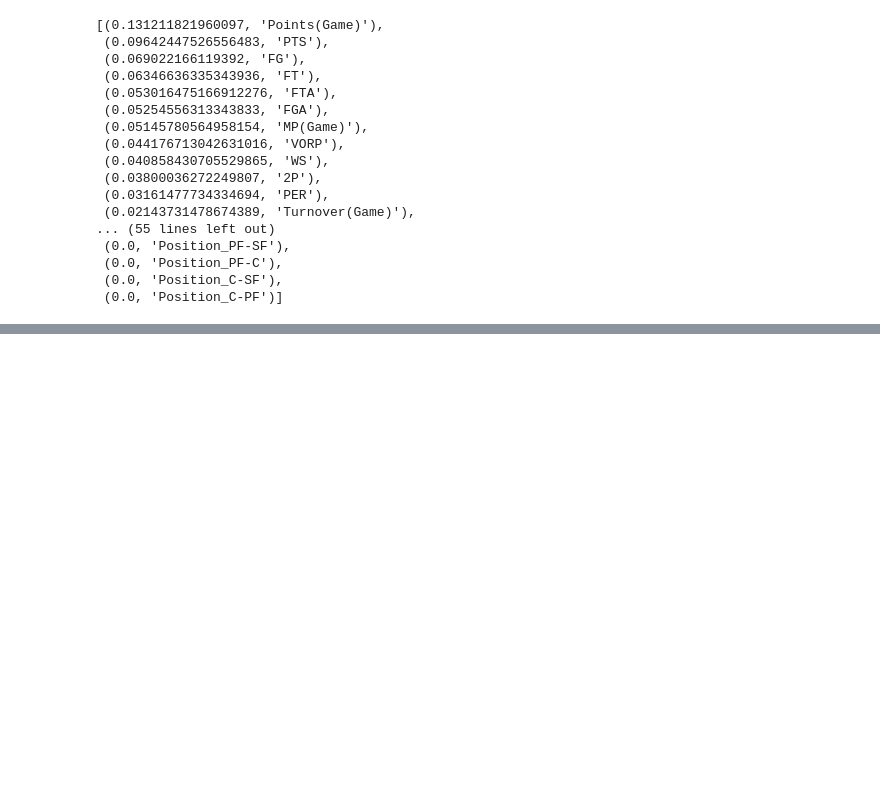
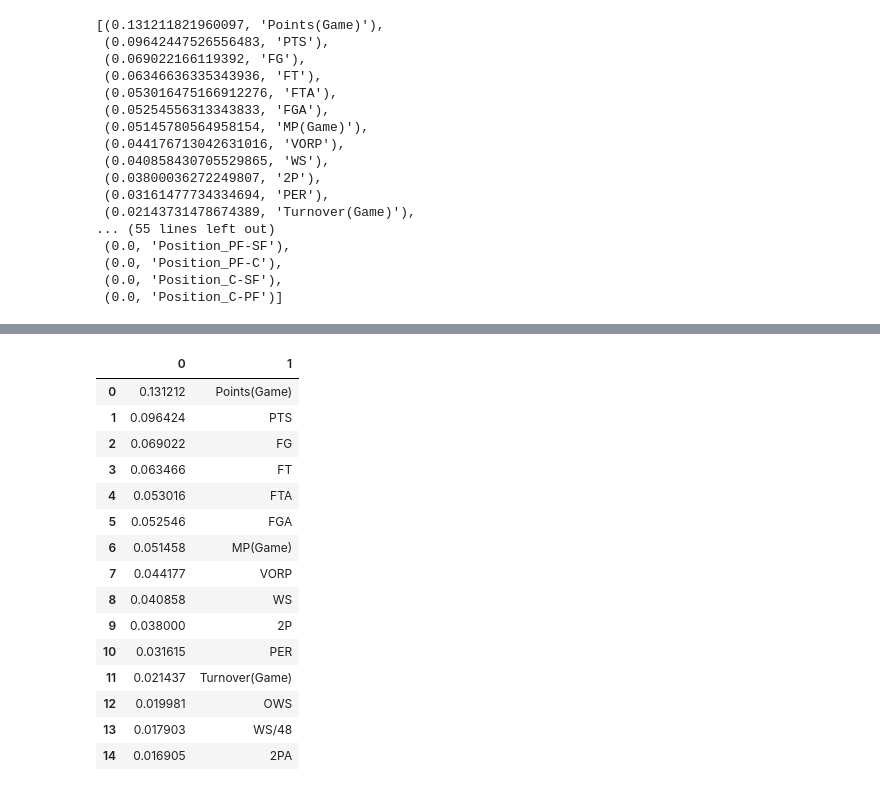
Before and after one commit to Reed-Daniel/20_Group_4_Final_Project, a Jupyter notebook: Features_Ranking_RandFrrst_UnderSample.ipynb, the cells around one changed output, grey strips where cells are left out. Drawn from its saved outputs; the diff is of its cells as text; code cells hidden in the pictures; blank space fills up the shorter version.

```diff
--- a/Features_Ranking_RandFrrst_UnderSample.ipynb
+++ b/Features_Ranking_RandFrrst_UnderSample.ipynb
@@ -326,0 +345,22 @@ sorted(zip(rf_model.feature_importances_, X.columns), reverse=True)
+# %%
+Top_15 = importances_df.iloc[:15]
+Top_15
+
+#df_first_3 = df.iloc[:3]
+# %% [output]
+|  | 0 | 1 |
+| 0 | 0.131212 | Points(Game) |
+| 1 | 0.096424 | PTS |
+| 2 | 0.069022 | FG |
+| 3 | 0.063466 | FT |
+| 4 | 0.053016 | FTA |
+| 5 | 0.052546 | FGA |
+| 6 | 0.051458 | MP(Game) |
+| 7 | 0.044177 | VORP |
+| 8 | 0.040858 | WS |
+| 9 | 0.038000 | 2P |
+| 10 | 0.031615 | PER |
+| 11 | 0.021437 | Turnover(Game) |
+| 12 | 0.019981 | OWS |
+| 13 | 0.017903 | WS/48 |
+| 14 | 0.016905 | 2PA |
```
Also changed, not shown: parts of 3 cells of this notebook.
